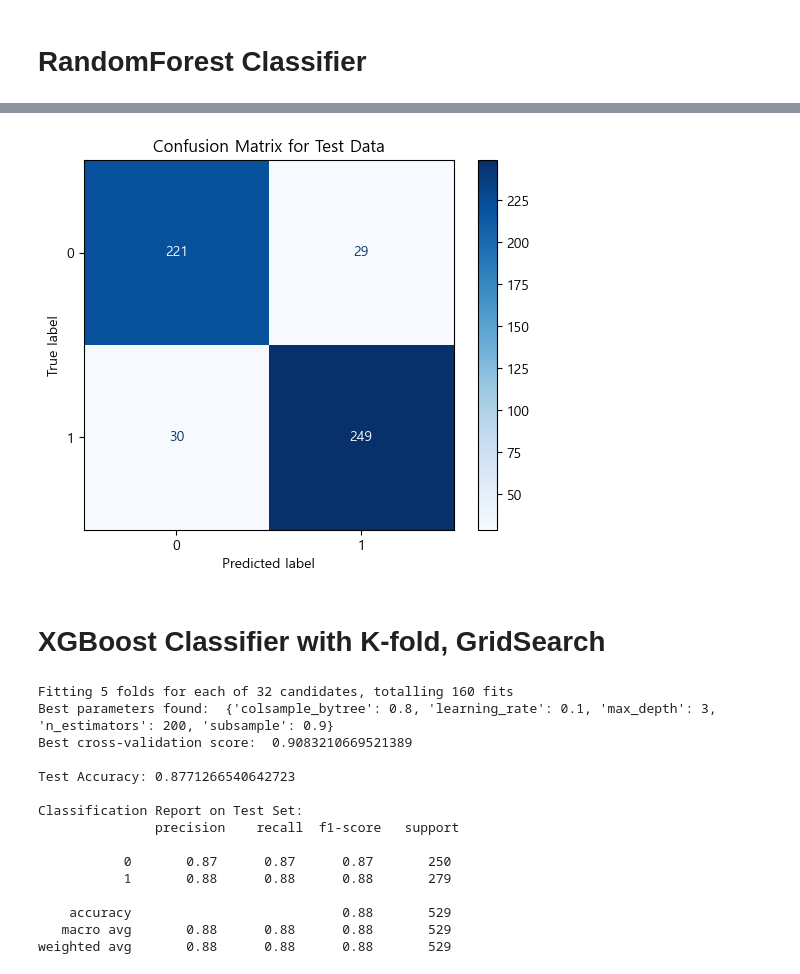
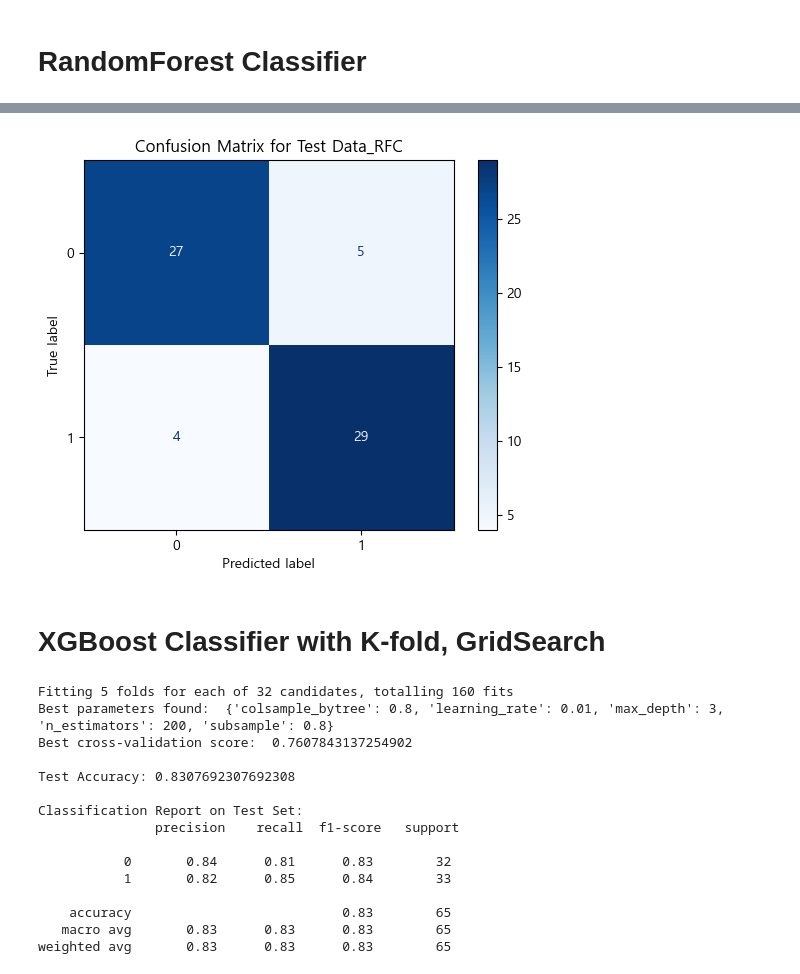
Before and after one commit to dohyun96305/Side_Proj_FCO, a Jupyter notebook: temp_folder/Jupyter_Notebook/modeling_match_user.ipynb, the cells around one changed output, grey strips where cells are left out. Drawn from its saved outputs; the diff is of its cells as text; code cells hidden in the pictures.

```diff
--- a/temp_folder/Jupyter_Notebook/modeling_match_user.ipynb
+++ b/temp_folder/Jupyter_Notebook/modeling_match_user.ipynb
@@ -71,13 +71,13 @@ position_ratings_col = ['attack_position_ratings',
 #                           + position_ratings_col)
 
 # Get columns from match_user_visualization VIF Check
-df2 = df1[['match_result', 'match_possession',
-           'goalkeeper_position_ratings',
-           'match_total_pass_short_suc',
-           'match_total_pass_long_try',
-           'match_total_pass_long_suc',
-           'match_total_pass_through_suc',
-           'match_total_shoot_outpenalty_try',
-           'match_total_shoot_outpenalty_suc',
-           'match_total_shoot_inpenalty_try',
-           'match_total_shoot_inpenalty_suc']]
+df_col_temp = ['match_result'] + ['match_total_pass_short_suc',
+                                  'match_total_pass_long_suc',
+                                  'match_total_pass_through_try',
+                                  'match_total_shoot_outpenalty_try',
+                                  'match_total_shoot_outpenalty_suc',
+                                  'match_total_shoot_inpenalty_try',
+                                  'match_total_shoot_inpenalty_suc']
+
+df2 = df1[((df1['match_result'] == '승') | (df1['match_result'] == '패'))]
+df2 = df2[df2['match_endtype'] == 0]
@@ -84,4 +100,5 @@ df2 = df1[['match_result', 'match_possession',
 # %%
+df2 = df2[df_col_temp]
 df2['match_result'] = df2['match_result'].map({'승': 1, '패': 0})
 
 X = df2.drop('match_result', axis = 1)
@@ -121,14 +138,14 @@ grid_search_rc = GridSearchCV(estimator = model_rc,
                            n_jobs = -1,
                            verbose = 2)
 # %%
-grid_search_rc.fit(X_temp_scaled, y_temp)
+grid_search_rcf.fit(X_temp_scaled, y_temp)
 
-best_model_rc = grid_search_rc.best_estimator_
+best_model_rcf = grid_search_rcf.best_estimator_
 
-y_test_pred_rc = best_model_rc.predict(X_test_scaled)
+y_test_pred_rcf = best_model_rcf.predict(X_test_scaled)
 
-print("\nTest Accuracy:", accuracy_score(y_test, y_test_pred_rc))
-print("\nClassification Report on Test Set:\n", classification_report(y_test, y_test_pred_rc))
+print("\nTest Accuracy:", accuracy_score(y_test, y_test_pred_rcf))
+print("\nClassification Report on Test Set_RCF:\n", classification_report(y_test, y_test_pred_rcf))
 # %% [output]
 Fitting 5 folds for each of 216 candidates, totalling 1080 fits
 
@@ -164,17 +181,17 @@ plt.show()
 # %%
 test_result_rc = pd.DataFrame({
     'Actual': y_test.values,
     'Predicted': y_test_pred_rc
 })
 
 cm_rc = confusion_matrix(y_test, y_test_pred_rc)
 
 disp_rc = ConfusionMatrixDisplay(confusion_matrix = cm_rc, display_labels = best_model_rc.classes_)
 disp_rc.plot(cmap = 'Blues', values_format = 'd')
-plt.title("Confusion Matrix for Test Data")
+plt.title("Confusion Matrix for Test Data_RFC")
 plt.show()
 # %% [output]
-[figure, old version]
+[figure, new version]
 # %% [markdown]
 # XGBoost Classifier with K-fold, GridSearch
 # %%
@@ -212,20 +229,20 @@ print("\nTest Accuracy:", accuracy_score(y_test_gpu.get(), y_test_pred_xgb))
 print("\nClassification Report on Test Set:\n", classification_report(y_test_gpu.get(), y_test_pred_xgb))
 # %% [output]
 Fitting 5 folds for each of 32 candidates, totalling 160 fits
-Best parameters found:  {'colsample_bytree': 0.8, 'learning_rate': 0.1, 'max_depth': 3, 'n_estimators': 200, 'subsample': 0.9}
-Best cross-validation score:  0.9083210669521389
+Best parameters found:  {'colsample_bytree': 0.8, 'learning_rate': 0.01, 'max_depth': 3, 'n_estimators': 200, 'subsample': 0.8}
+Best cross-validation score:  0.7607843137254902
 
-Test Accuracy: 0.8771266540642723
+Test Accuracy: 0.8307692307692308
 
 Classification Report on Test Set:
                precision    recall  f1-score   support
 
-           0       0.87      0.87      0.87       250
-           1       0.88      0.88      0.88       279
+           0       0.84      0.81      0.83        32
+           1       0.82      0.85      0.84        33
 
-    accuracy                           0.88       529
-   macro avg       0.88      0.88      0.88       529
-weighted avg       0.88      0.88      0.88       529
+    accuracy                           0.83        65
+   macro avg       0.83      0.83      0.83        65
+weighted avg       0.83      0.83      0.83        65
 # %%
 feature_importance_avg_xgb = best_model_xgb.feature_importances_
 sorted_idx_xgb = feature_importance_avg_xgb.argsort()
```
Also changed, not shown: parts of 6 cells of this notebook, 2 other files.
